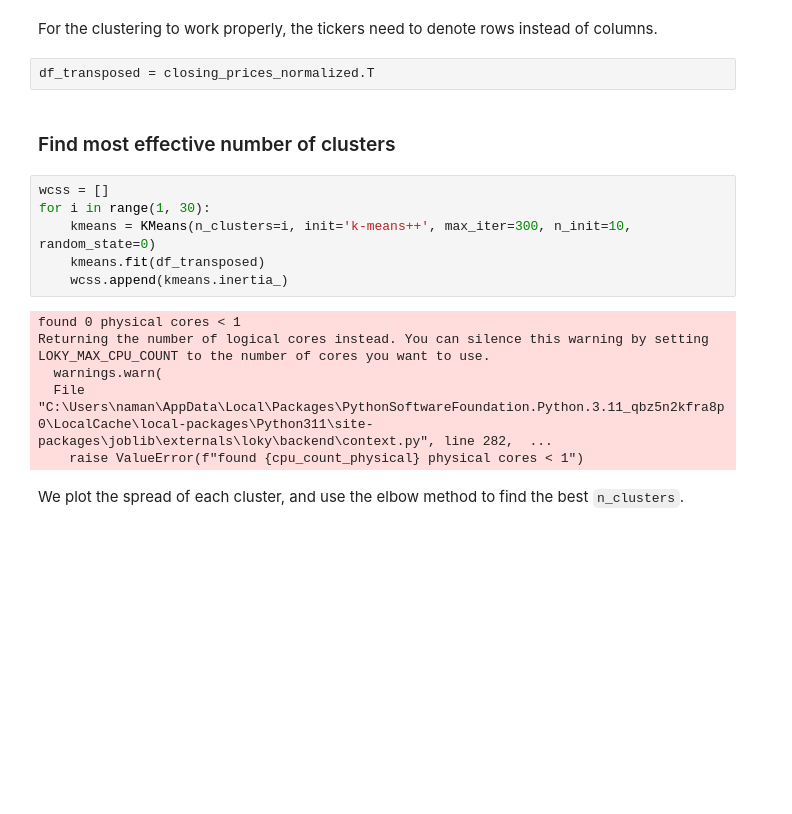
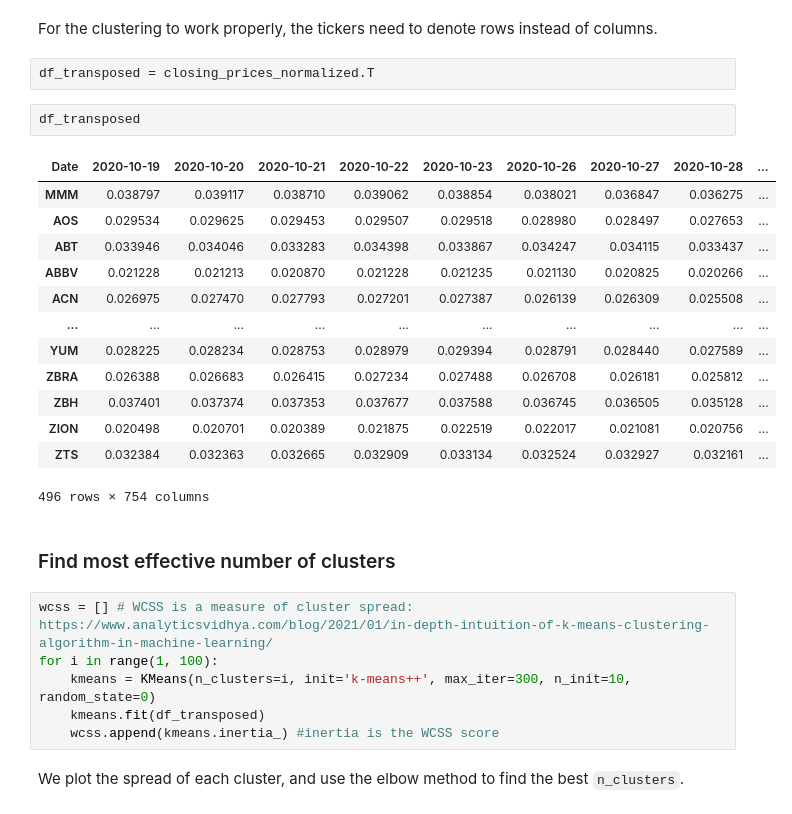
Before and after one commit to AssafBarNatan/SP500-clustering, a Jupyter notebook: l2_normalized_clustering.ipynb, the cells around one changed output. Drawn from its saved outputs; the diff is of its cells as text; blank space fills up the shorter version.

````diff
--- a/l2_normalized_clustering.ipynb
+++ b/l2_normalized_clustering.ipynb
@@ -119,22 +121,32 @@ for ticker in closing_prices.columns:
     closing_prices_normalized[ticker] = closing_prices[ticker]/norms[ticker]
 # %% [markdown]
 For the clustering to work properly, the tickers need to denote rows instead of columns.
-# %%
-df_transposed = closing_prices_normalized.T
+# %%
+df_transposed = closing_prices_normalized.T
+# %%
+df_transposed
+# %% [output]
+| Date | 2020-10-19 | 2020-10-20 | 2020-10-21 | 2020-10-22 | 2020-10-23 | 2020-10-26 | 2020-10-27 | 2020-10-28 | ... |
+| MMM | 0.038797 | 0.039117 | 0.038710 | 0.039062 | 0.038854 | 0.038021 | 0.036847 | 0.036275 | ... |
+| AOS | 0.029534 | 0.029625 | 0.029453 | 0.029507 | 0.029518 | 0.028980 | 0.028497 | 0.027653 | ... |
+| ABT | 0.033946 | 0.034046 | 0.033283 | 0.034398 | 0.033867 | 0.034247 | 0.034115 | 0.033437 | ... |
+| ABBV | 0.021228 | 0.021213 | 0.020870 | 0.021228 | 0.021235 | 0.021130 | 0.020825 | 0.020266 | ... |
+| ACN | 0.026975 | 0.027470 | 0.027793 | 0.027201 | 0.027387 | 0.026139 | 0.026309 | 0.025508 | ... |
+| ... | ... | ... | ... | ... | ... | ... | ... | ... | ... |
+| YUM | 0.028225 | 0.028234 | 0.028753 | 0.028979 | 0.029394 | 0.028791 | 0.028440 | 0.027589 | ... |
+| ZBRA | 0.026388 | 0.026683 | 0.026415 | 0.027234 | 0.027488 | 0.026708 | 0.026181 | 0.025812 | ... |
+| ZBH | 0.037401 | 0.037374 | 0.037353 | 0.037677 | 0.037588 | 0.036745 | 0.036505 | 0.035128 | ... |
+| ZION | 0.020498 | 0.020701 | 0.020389 | 0.021875 | 0.022519 | 0.022017 | 0.021081 | 0.020756 | ... |
+| ZTS | 0.032384 | 0.032363 | 0.032665 | 0.032909 | 0.033134 | 0.032524 | 0.032927 | 0.032161 | ... |
+496 rows × 754 columns
 # %% [markdown]
 ### Find most effective number of clusters
 # %%
-wcss = []
-for i in range(1, 30):
+wcss = [] # WCSS is a measure of cluster spread: https://www.analyticsvidhya.com/blog/2021/01/in-depth-intuition-of-k-means-clustering-algorithm-in-machine-learning/
+for i in range(1, 100):
     kmeans = KMeans(n_clusters=i, init='k-means++', max_iter=300, n_init=10, random_state=0)
     kmeans.fit(df_transposed)
-    wcss.append(kmeans.inertia_)
+    wcss.append(kmeans.inertia_) #inertia is the WCSS score
-# %% [output]
-found 0 physical cores < 1
-Returning the number of logical cores instead. You can silence this warning by setting LOKY_MAX_CPU_COUNT to the number of cores you want to use.
-  warnings.warn(
-  File "C:\Users\naman\AppData\Local\Packages\PythonSoftwareFoundation.Python.3.11_qbz5n2kfra8p0\LocalCache\local-packages\Python311\site-packages\joblib\externals\loky\backend\context.py", line 282,  ...
-    raise ValueError(f"found {cpu_count_physical} physical cores < 1")
 # %% [markdown]
 We plot the spread of each cluster, and use the elbow method to find the best ```n_clusters```.
 # %%
````
Also changed, not shown: parts of 16 cells of this notebook, 2 other files.
